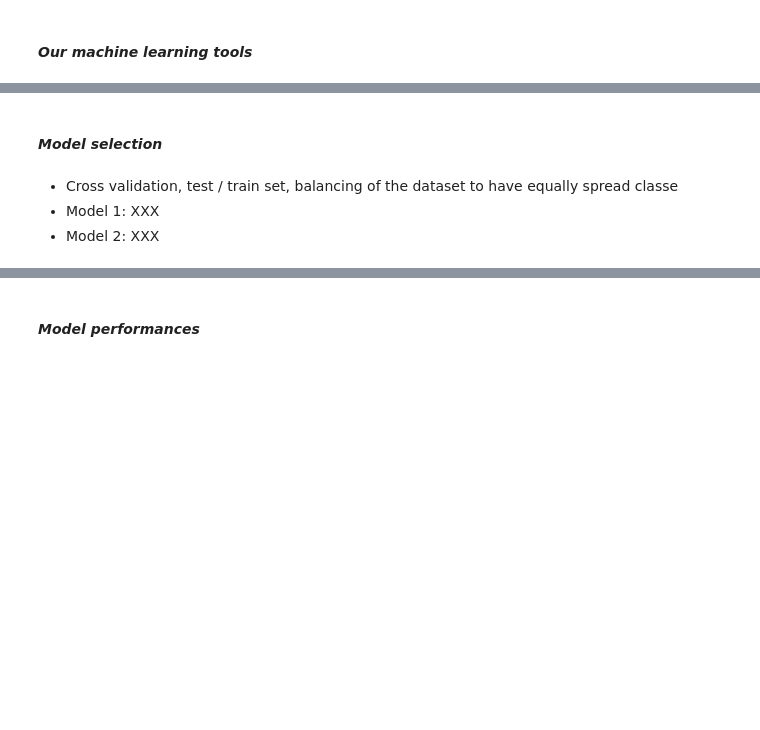
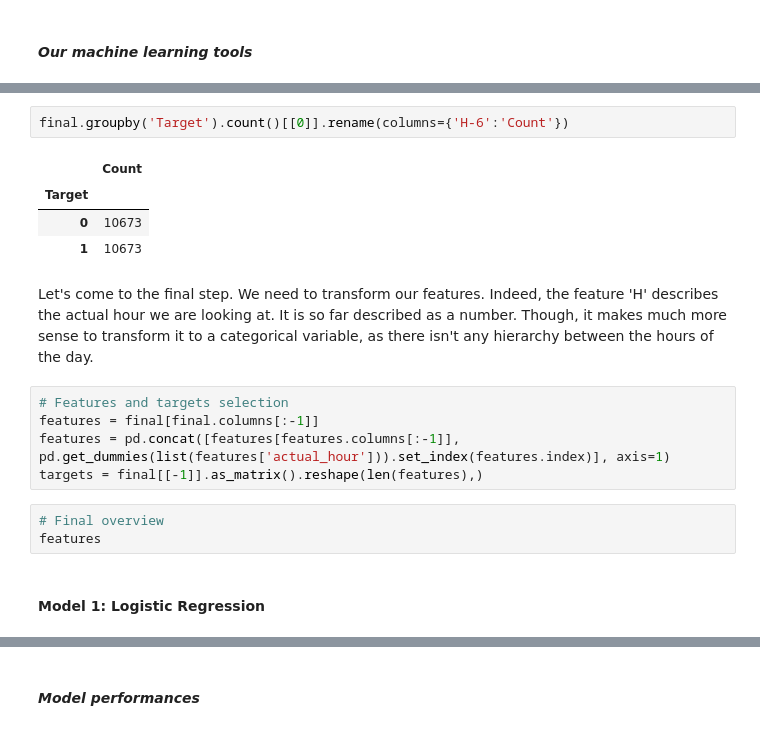
Before and after one commit to tremy2/SocialData, a Jupyter notebook: Explanatory-notebook.ipynb, the cells around one changed output, grey strips where cells are left out. Cells and saved outputs as stored; diff of their text form; blank space fills up the shorter version.

```diff
--- a/Explanatory-notebook.ipynb
+++ b/Explanatory-notebook.ipynb
@@ -199,6 +284,19 @@ Models description
+# %%
+final.groupby('Target').count()[[0]].rename(columns={'H-6':'Count'})
+# %% [output]
+|  | Count |
+| Target |  |
+| 0 | 10673 |
+| 1 | 10673 |
+# %% [markdown]
+Let's come to the final step. We need to transform our features. Indeed, the feature 'H' describes the actual hour we are looking at. It is so far described as a number. Though, it makes much more sense to transform it to a categorical variable, as there isn't any hierarchy between the hours of the day.
+# %%
+# Features and targets selection
+features = final[final.columns[:-1]]
+features = pd.concat([features[features.columns[:-1]], pd.get_dummies(list(features['actual_hour'])).set_index(features.index)], axis=1)
+targets = final[[-1]].as_matrix().reshape(len(features),)
+# %%
+# Final overview
+features
 # %% [markdown]
-#### *Model selection*
+#### Model 1: Logistic Regression
-# %% [markdown]
-- Cross validation, test / train set, balancing of the dataset to have equally spread classe
-- Model 1: XXX
-- Model 2: XXX
```
Also changed, not shown: parts of 31 cells of this notebook, 2 other files.
